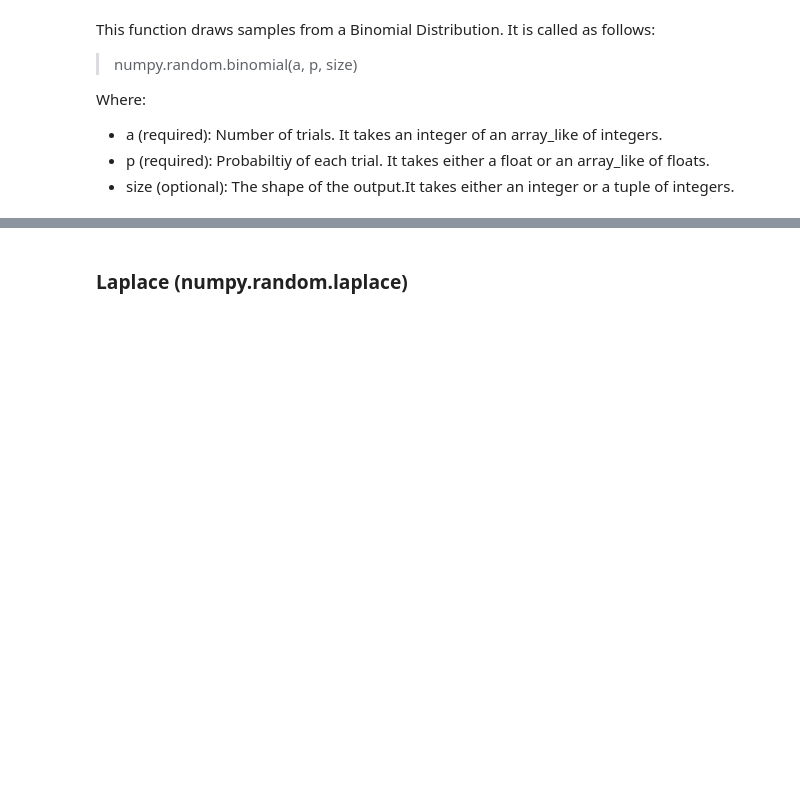
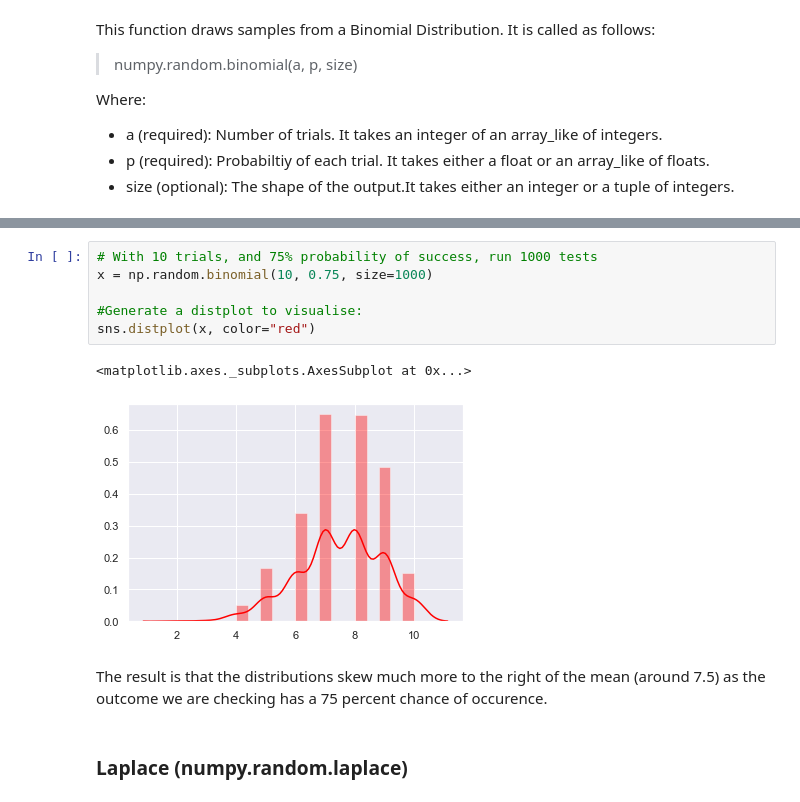
Before and after one commit to Pmcg1/ProgDA_Assignment, a Jupyter notebook: ProgDA_Assessment_1_2019.ipynb, the cells around one changed output, grey strips where cells are left out. Saved outputs shown, nothing was run; the diff lists cells and outputs as text; blank space fills up the shorter version.

```diff
--- a/ProgDA_Assessment_1_2019.ipynb
+++ b/ProgDA_Assessment_1_2019.ipynb
@@ -442,2 +444,13 @@ sns.distplot(x, color="blue")
+# %%
+# With 10 trials, and 75% probability of success, run 1000 tests
+x = np.random.binomial(10, 0.75, size=1000)
+
+#Generate a distplot to visualise:
+sns.distplot(x, color="red")
+# %% [output]
+<matplotlib.axes._subplots.AxesSubplot at 0x...>
+[figure, added]
+# %% [markdown]
+The result is that the distributions skew much more to the right of the mean (around 7.5) as the outcome we are checking has a 75 percent chance of occurence.
 # %% [markdown]
 ### Laplace (numpy.random.laplace)
```
Also changed, not shown: parts of 10 cells of this notebook.
